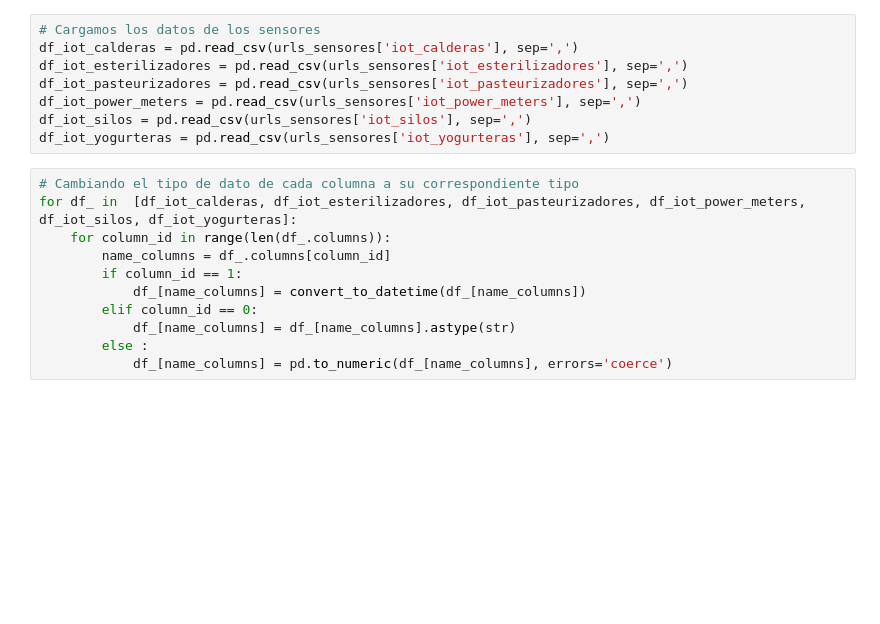
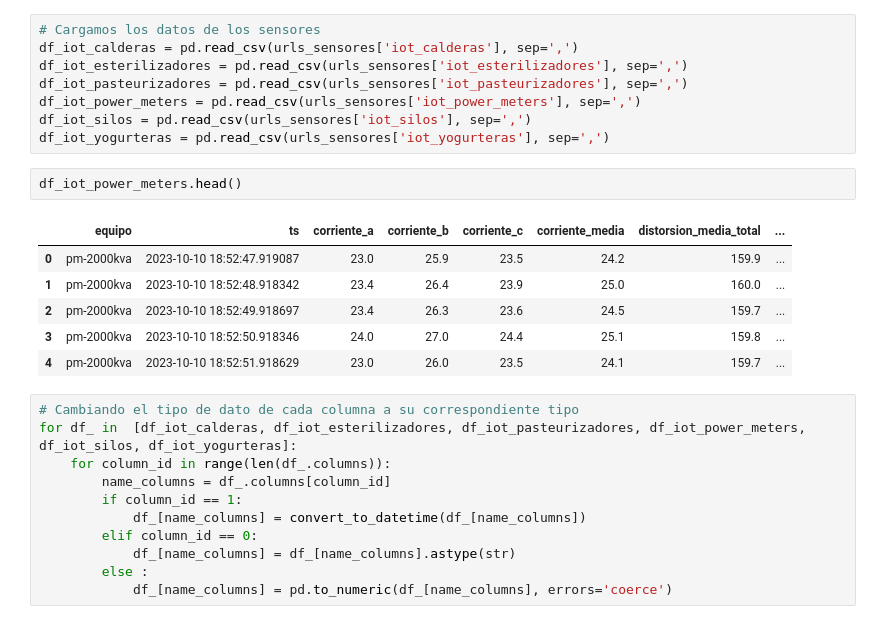
Before and after one commit to Causil/especializacion, a Jupyter notebook: monografia/momentos_evaluativos/Momento 3/ME03-G10-[1038129159]-[98761437].ipynb, the cells around one changed output. Saved outputs shown, nothing was run; the diff lists cells and outputs as text; blank space fills up the shorter version.

```diff
--- a/monografia/momentos_evaluativos/Momento 3/ME03-G10-[1038129159]-[98761437].ipynb
+++ b/monografia/momentos_evaluativos/Momento 3/ME03-G10-[1038129159]-[98761437].ipynb
@@ -130,6 +170,15 @@ df_iot_pasteurizadores = pd.read_csv(urls_sensores['iot_pasteurizadores'], sep='
 df_iot_power_meters = pd.read_csv(urls_sensores['iot_power_meters'], sep=',')
 df_iot_silos = pd.read_csv(urls_sensores['iot_silos'], sep=',')
 df_iot_yogurteras = pd.read_csv(urls_sensores['iot_yogurteras'], sep=',')
+# %%
+df_iot_power_meters.head()
+# %% [output]
+|  | equipo | ts | corriente_a | corriente_b | corriente_c | corriente_media | distorsion_media_total | ... |
+| 0 | pm-2000kva | 2023-10-10 18:52:47.919087 | 23.0 | 25.9 | 23.5 | 24.2 | 159.9 | ... |
+| 1 | pm-2000kva | 2023-10-10 18:52:48.918342 | 23.4 | 26.4 | 23.9 | 25.0 | 160.0 | ... |
+| 2 | pm-2000kva | 2023-10-10 18:52:49.918697 | 23.4 | 26.3 | 23.6 | 24.5 | 159.7 | ... |
+| 3 | pm-2000kva | 2023-10-10 18:52:50.918346 | 24.0 | 27.0 | 24.4 | 25.1 | 159.8 | ... |
+| 4 | pm-2000kva | 2023-10-10 18:52:51.918629 | 23.0 | 26.0 | 23.5 | 24.1 | 159.7 | ... |
 # %%
 # Cambiando el tipo de dato de cada columna a su correspondiente tipo
 for df_ in  [df_iot_calderas, df_iot_esterilizadores, df_iot_pasteurizadores, df_iot_power_meters, df_iot_silos, df_iot_yogurteras]:
```
Also changed, not shown: parts of 3 cells of this notebook.
